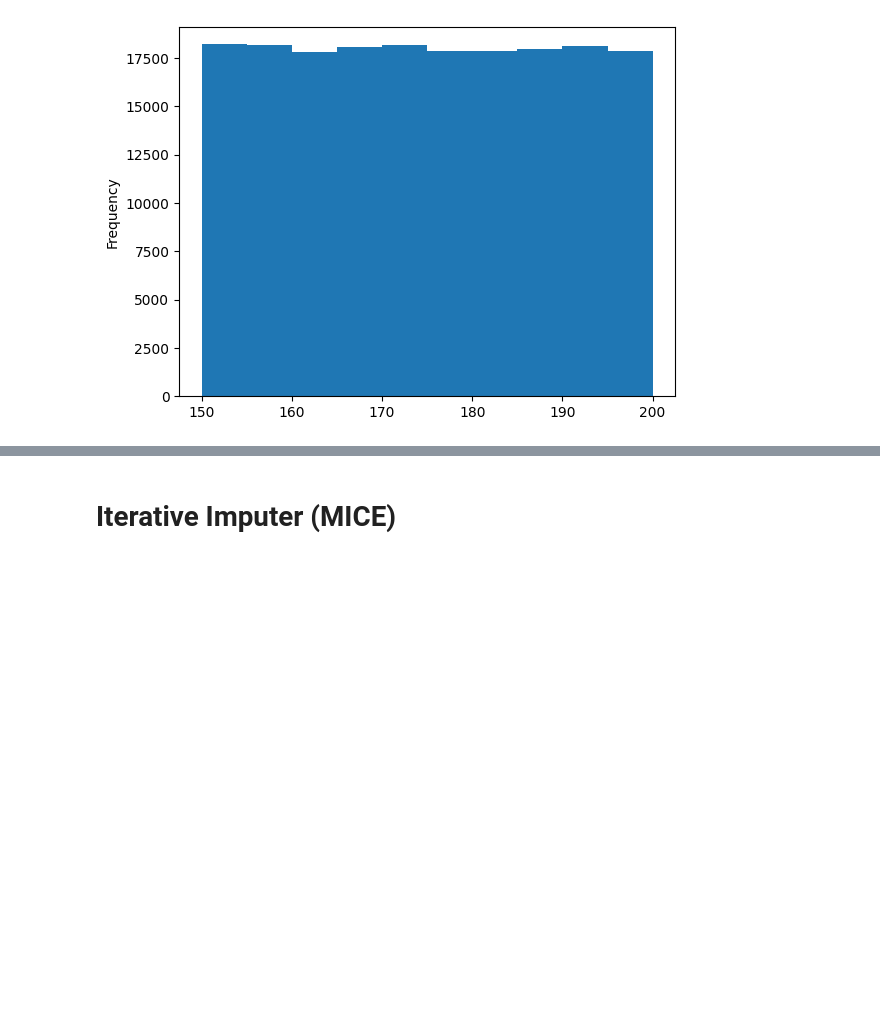
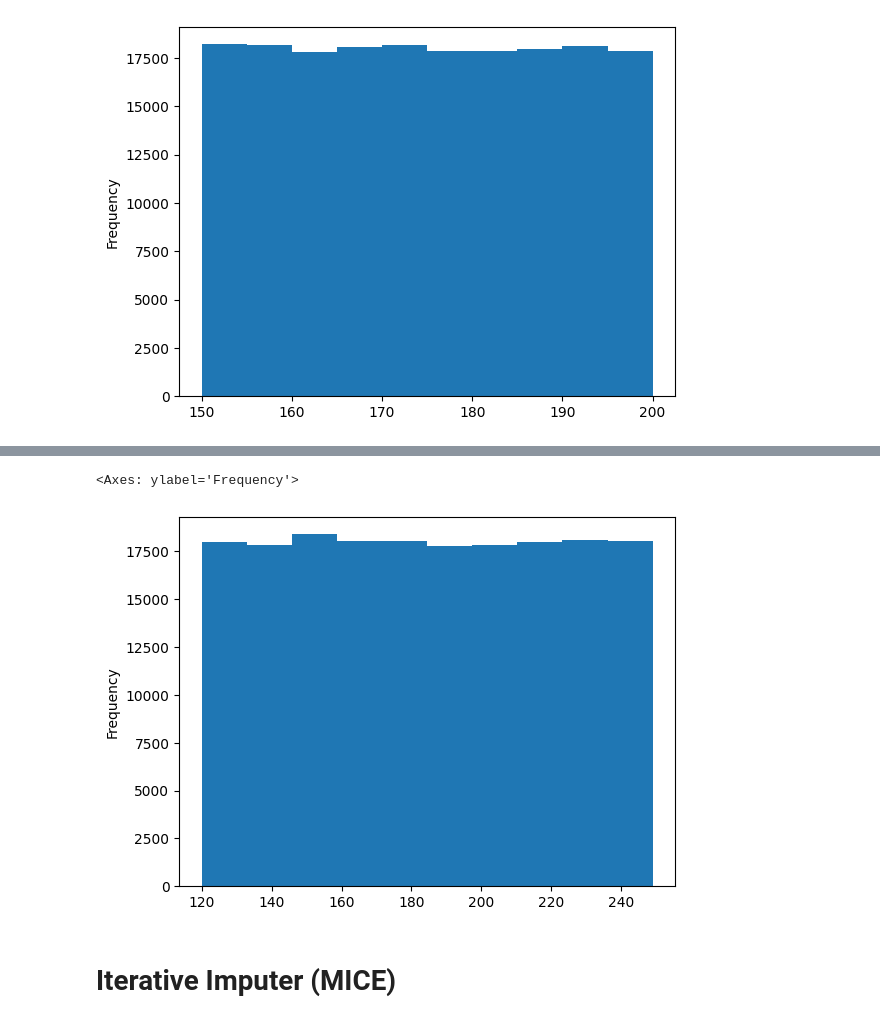
Before and after one commit to PetarKalinovski/MissingValuesTest, a Jupyter notebook: proba.ipynb, the cells around one changed output, grey strips where cells are left out. Cells and saved outputs as stored; diff of their text form; code cells hidden in the pictures; blank space fills up the shorter version.

```diff
--- a/proba.ipynb
+++ b/proba.ipynb
@@ -246,3 +251,8 @@ df["Height"].plot.hist()
+# %%
+df["Cholesterol"].plot.hist()
+# %% [output]
+<Axes: ylabel='Frequency'>
+[figure, added]
 # %% [markdown]
 # Iterative Imputer (MICE)
 # %%
```
Also changed, not shown: parts of 2 cells of this notebook.
